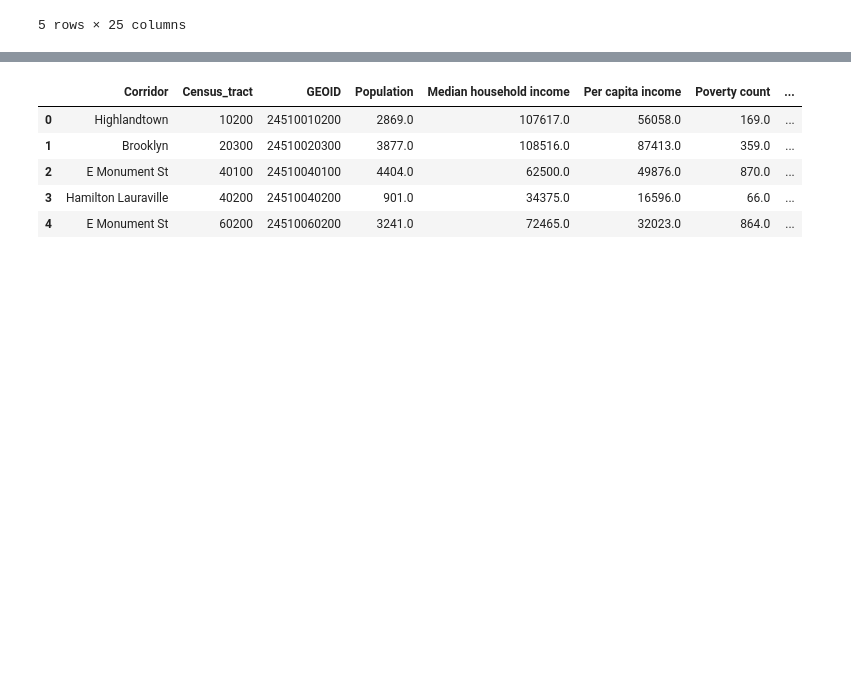
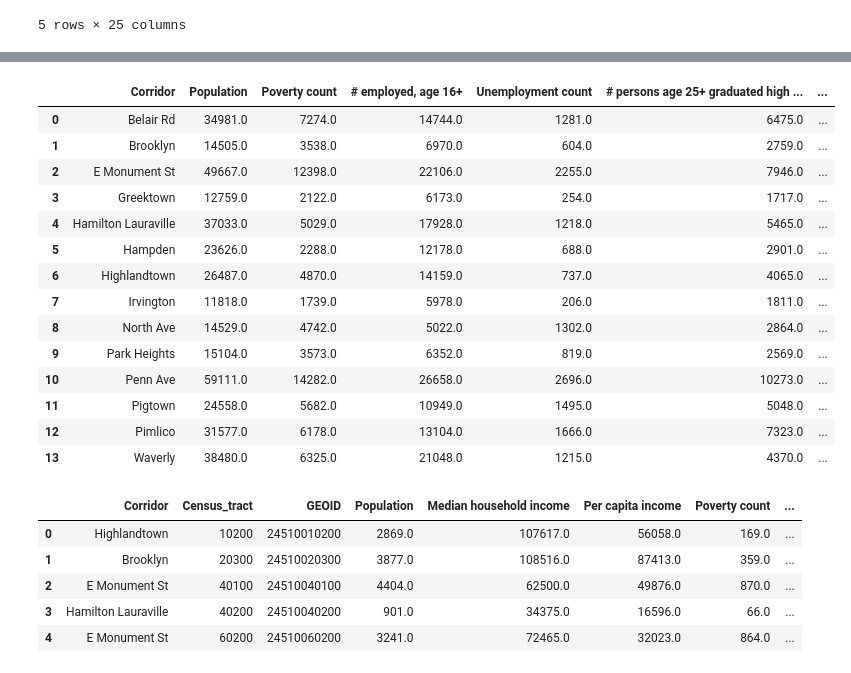
Before and after one commit to Jenkir/Land_Use_Commitee_CC_Analysis, a Jupyter notebook: corridor_plots_practice.ipynb, the cells around one changed output, grey strips where cells are left out. Cells and saved outputs as stored; diff of their text form; code cells hidden in the pictures; blank space fills up the shorter version.

```diff
--- a/corridor_plots_practice.ipynb
+++ b/corridor_plots_practice.ipynb
@@ -306,3 +298,31 @@ df_2019.tail()
+# %%
+# remove columns "Census_tract," "GEOID," "Median household income," "poverty rate," and "Unemployment rate"
+corridors_2019 = df_2019.drop(["Census_tract", "Per capita income", "GEOID", "Median household income","Poverty rate", "Unemployment rate" ], axis=1)
+
+# Use .groupby an .agg to sum the amounts for each corridor so it is easier to run analysis
+df_2019_statistics = corridors_2019.groupby(['Corridor'], as_index=False).agg(
+    {'Population': sum, 'Poverty count': sum, '# employed, age 16+': sum,'Unemployment count':sum, '# persons age 25+ graduated high school': sum,
+     'Pop. Black': sum, 'Pop. 2 or more races': sum, 'Pop. Hispanic origin': sum, 'Pop. Asian': sum,
+     'Total pop. in occupied housing units by tenure': sum, 'Total owner-occupied units': sum, 'Total renter-occupied units': sum, 'Pop. <18 years': sum,
+     'Pop. working age': sum, 'Pop. 65+ years': sum}
+)
+df_2019_statistics
+# %% [output]
+|  | Corridor | Population | Poverty count | # employed, age 16+ | Unemployment count | # persons age 25+ graduated high ... | ... |
+| 0 | Belair Rd | 34981.0 | 7274.0 | 14744.0 | 1281.0 | 6475.0 | ... |
+| 1 | Brooklyn | 14505.0 | 3538.0 | 6970.0 | 604.0 | 2759.0 | ... |
+| 2 | E Monument St | 49667.0 | 12398.0 | 22106.0 | 2255.0 | 7946.0 | ... |
+| 3 | Greektown | 12759.0 | 2122.0 | 6173.0 | 254.0 | 1717.0 | ... |
+| 4 | Hamilton Lauraville | 37033.0 | 5029.0 | 17928.0 | 1218.0 | 5465.0 | ... |
+| 5 | Hampden | 23626.0 | 2288.0 | 12178.0 | 688.0 | 2901.0 | ... |
+| 6 | Highlandtown | 26487.0 | 4870.0 | 14159.0 | 737.0 | 4065.0 | ... |
+| 7 | Irvington | 11818.0 | 1739.0 | 5978.0 | 206.0 | 1811.0 | ... |
+| 8 | North Ave | 14529.0 | 4742.0 | 5022.0 | 1302.0 | 2864.0 | ... |
+| 9 | Park Heights | 15104.0 | 3573.0 | 6352.0 | 819.0 | 2569.0 | ... |
+| 10 | Penn Ave | 59111.0 | 14282.0 | 26658.0 | 2696.0 | 10273.0 | ... |
+| 11 | Pigtown | 24558.0 | 5682.0 | 10949.0 | 1495.0 | 5048.0 | ... |
+| 12 | Pimlico | 31577.0 | 6178.0 | 13104.0 | 1666.0 | 7323.0 | ... |
+| 13 | Waverly | 38480.0 | 6325.0 | 21048.0 | 1215.0 | 4370.0 | ... |
 # %%
 data_2020 = "./CSVs/CommCorr_Census_Stats_2020.csv"
 df_2020 = pd.read_csv(data_2020)
```
Also changed, not shown: parts of 18 cells of this notebook.
